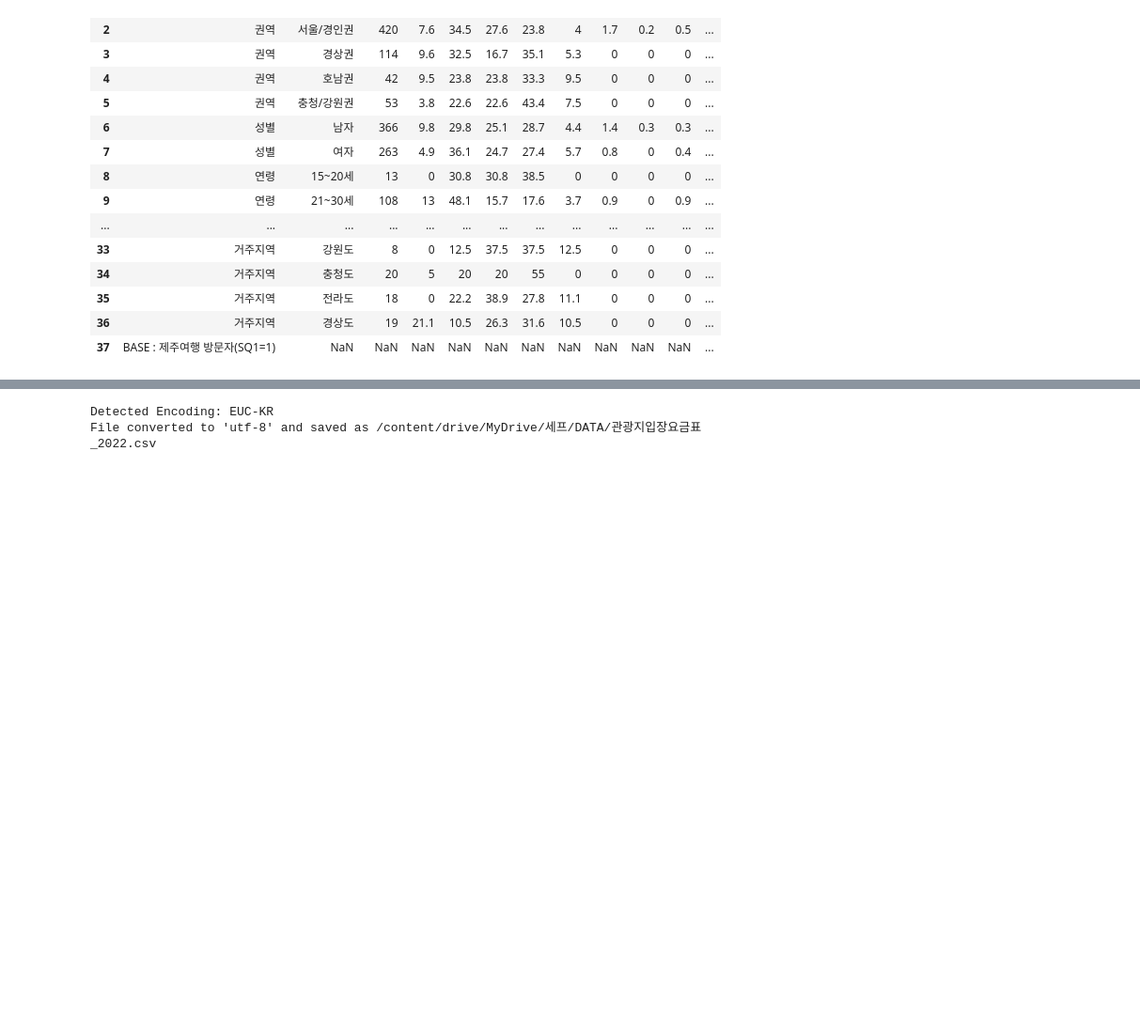
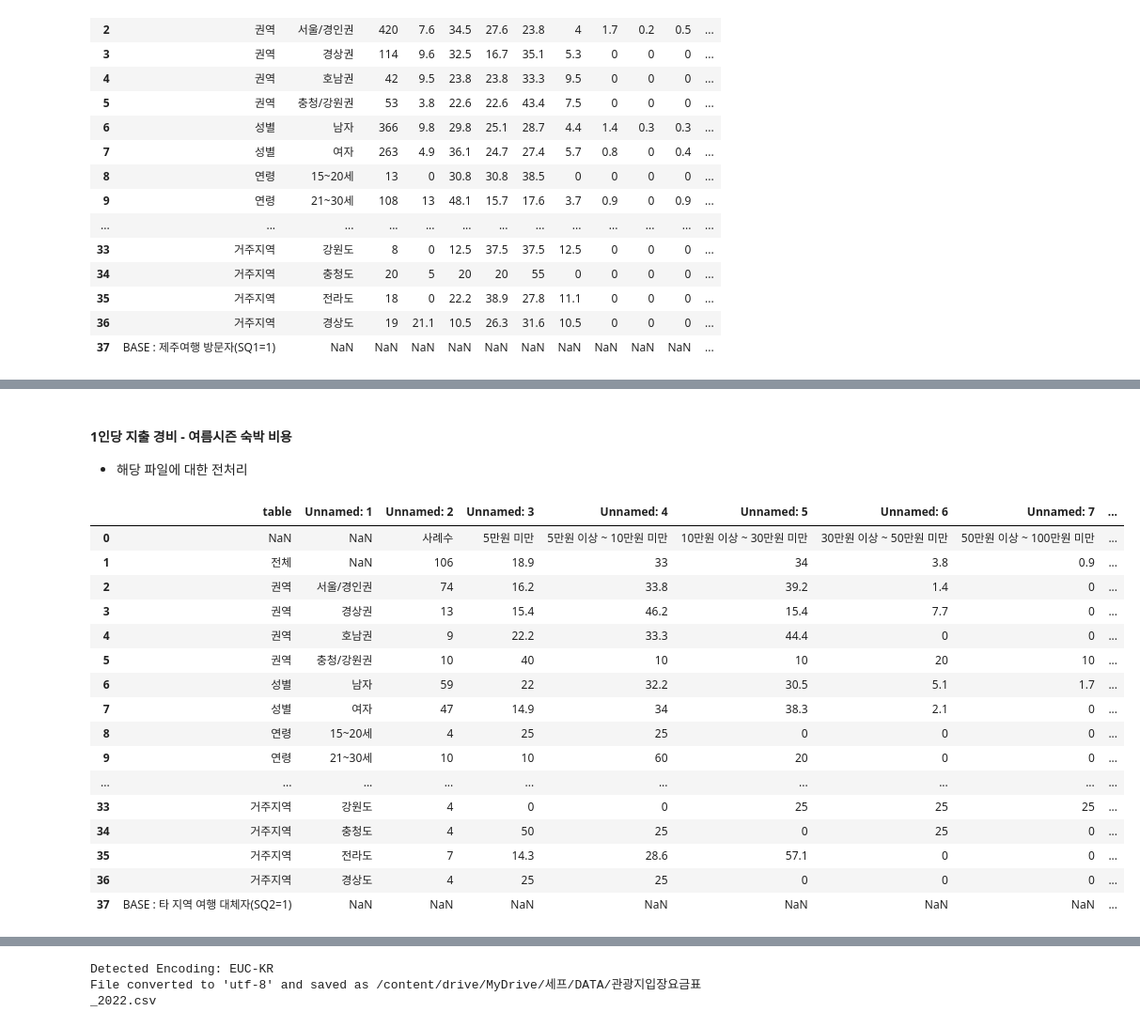
Before and after one commit to HaJeong-K/Jeju_project, a Jupyter notebook: 2022년 데이터 전처리.ipynb, the cells around one changed output, grey strips where cells are left out. Shown at 94% size. Drawn from its saved outputs; the diff is of its cells as text; code cells hidden in the pictures; blank space fills up the shorter version.

```diff
--- a/2022년 데이터 전처리.ipynb
+++ b/2022년 데이터 전처리.ipynb
@@ -118,0 +156,24 @@ expenditure_standard_2022
+# %% [markdown]
+#### 1인당 지출 경비 - 여름시즌 숙박 비용
+- 해당 파일에 대한 전처리
+# %%
+accommodation_cost_2022 = pd.read_excel(DATA_path + '2022년 1인당 지출경비 - 여름시즌 숙박비.xlsx')
+accommodation_cost_2022
+# %% [output]
+|  | table | Unnamed: 1 | Unnamed: 2 | Unnamed: 3 | Unnamed: 4 | Unnamed: 5 | Unnamed: 6 | Unnamed: 7 | ... |
+| 0 | NaN | NaN | 사례수 | 5만원 미만 | 5만원 이상 ~ 10만원 미만 | 10만원 이상 ~ 30만원 미만 | 30만원 이상 ~ 50만원 미만 | 50만원 이상 ~ 100만원 미만 | ... |
+| 1 | 전체 | NaN | 106 | 18.9 | 33 | 34 | 3.8 | 0.9 | ... |
+| 2 | 권역 | 서울/경인권 | 74 | 16.2 | 33.8 | 39.2 | 1.4 | 0 | ... |
+| 3 | 권역 | 경상권 | 13 | 15.4 | 46.2 | 15.4 | 7.7 | 0 | ... |
+| 4 | 권역 | 호남권 | 9 | 22.2 | 33.3 | 44.4 | 0 | 0 | ... |
+| 5 | 권역 | 충청/강원권 | 10 | 40 | 10 | 10 | 20 | 10 | ... |
+| 6 | 성별 | 남자 | 59 | 22 | 32.2 | 30.5 | 5.1 | 1.7 | ... |
+| 7 | 성별 | 여자 | 47 | 14.9 | 34 | 38.3 | 2.1 | 0 | ... |
+| 8 | 연령 | 15~20세 | 4 | 25 | 25 | 0 | 0 | 0 | ... |
+| 9 | 연령 | 21~30세 | 10 | 10 | 60 | 20 | 0 | 0 | ... |
+| ... | ... | ... | ... | ... | ... | ... | ... | ... | ... |
+| 33 | 거주지역 | 강원도 | 4 | 0 | 0 | 25 | 25 | 25 | ... |
+| 34 | 거주지역 | 충청도 | 4 | 50 | 25 | 0 | 25 | 0 | ... |
+| 35 | 거주지역 | 전라도 | 7 | 14.3 | 28.6 | 57.1 | 0 | 0 | ... |
+| 36 | 거주지역 | 경상도 | 4 | 25 | 25 | 0 | 0 | 0 | ... |
+| 37 | BASE : 타 지역 여행 대체자(SQ2=1) | NaN | NaN | NaN | NaN | NaN | NaN | NaN | ... |
```
Also changed, not shown: parts of 26 cells of this notebook.
